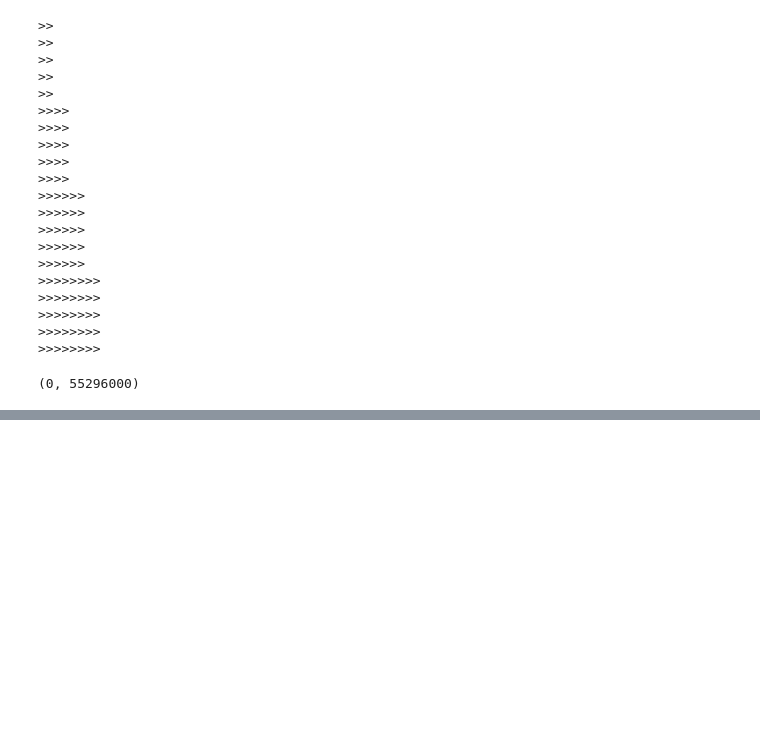
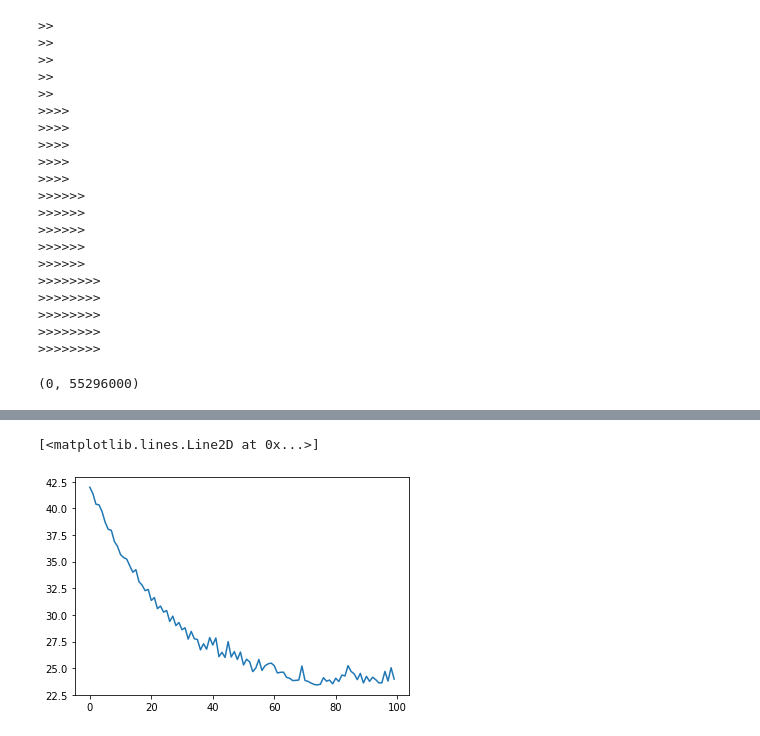
Before and after one commit to elishatofunmi/super-resolutor, a Jupyter notebook: data_and_model.ipynb, the cells around one changed output, grey strips where cells are left out. Drawn from its saved outputs; the diff is of its cells as text; code cells hidden in the pictures; blank space fills up the shorter version.

```diff
--- a/data_and_model.ipynb
+++ b/data_and_model.ipynb
@@ -303,0 +374,5 @@ len(one_one)
+# %%
+pyplot.plot(history.history['mean_absolute_percentage_error'])
+# %% [output]
+[<matplotlib.lines.Line2D at 0x...>]
+[figure, added]
```
Also changed, not shown: parts of 18 cells of this notebook.
